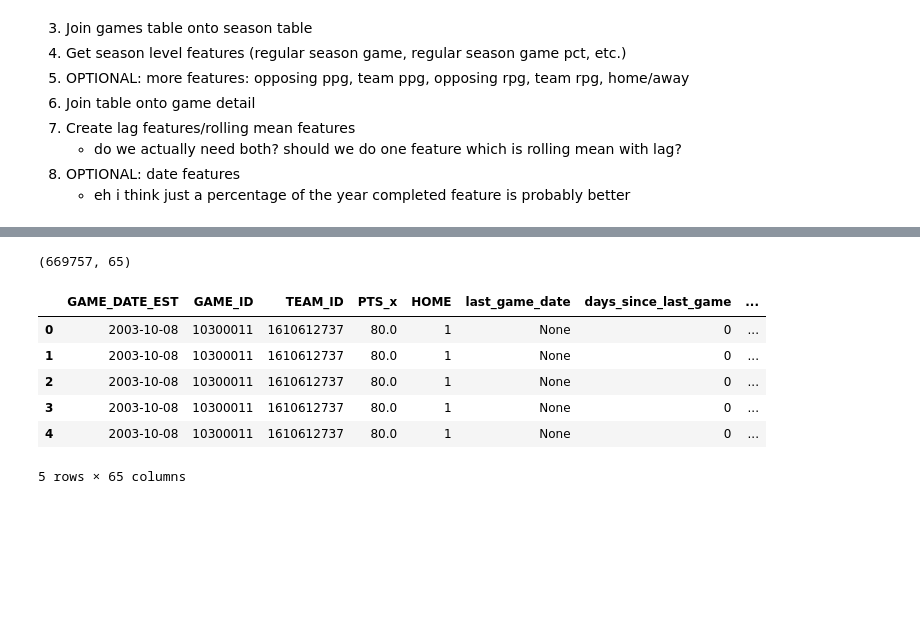
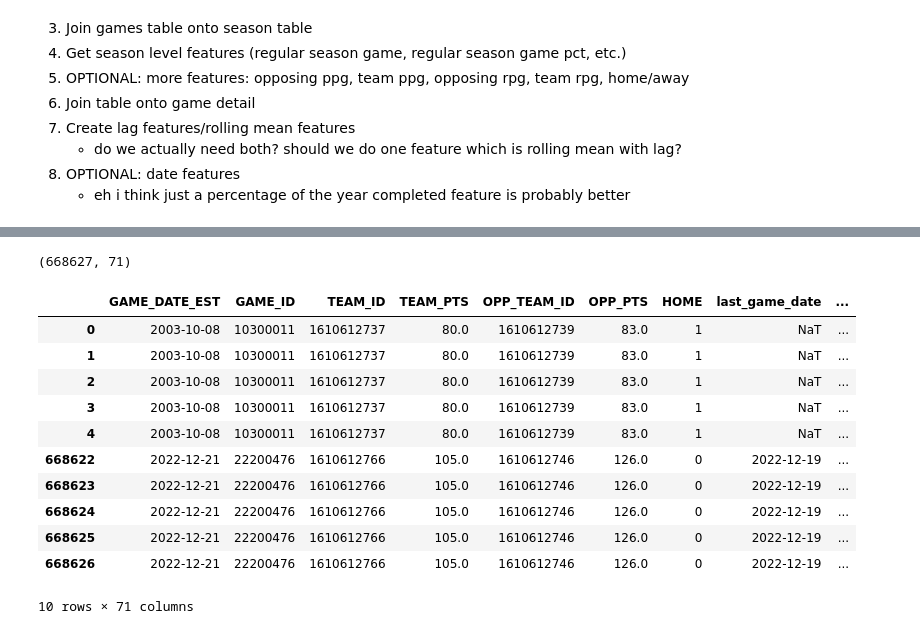
Before and after one commit to brownbrandon272/basketball, a Jupyter notebook: scripts/detail_explore.ipynb, the cells around one changed output, grey strips where cells are left out. Saved outputs shown, nothing was run; the diff lists cells and outputs as text; code cells hidden in the pictures; blank space fills up the shorter version.

Commit message:
Window averages and other updates: 	modified:   scripts/detail_explore.ipynb

```diff
--- a/scripts/detail_explore.ipynb
+++ b/scripts/detail_explore.ipynb
@@ -458,12 +465,14 @@ inner join df_seasons s on gd.GAME_DATE_EST>= s.season_start and gd.GAME_DATE_ES
 
 df_gamedays2 = ps.sqldf(sqlcode,locals())
 
-## make datetime format yyyy-mm-dd: GAME_DATE_EST, date_lag, preseason_end, postseason_start, postseason_end
+## make datetime format yyyy-mm-dd: GAME_DATE_EST, preseason_end, postseason_start, postseason_end, last_game_date, next_game_date
 df_gamedays2['GAME_DATE_EST'] = pd.to_datetime(df_gamedays2['GAME_DATE_EST'])
-# df_gamedays2['date_lag'] = pd.to_datetime(df_gamedays2['date_lag'])
 df_gamedays2['preseason_end'] = pd.to_datetime(df_gamedays2['preseason_end'])
 df_gamedays2['postseason_start'] = pd.to_datetime(df_gamedays2['postseason_start'])
 df_gamedays2['postseason_end'] = pd.to_datetime(df_gamedays2['postseason_end'])
+df_gamedays2['last_game_date'] = pd.to_datetime(df_gamedays2['last_game_date'])
+df_gamedays2['next_game_date'] = pd.to_datetime(df_gamedays2['next_game_date'])
 
-display(df_gamedays2.iloc[[0, 1, 2, 53299, 53300, 53301]])
+display(pd.concat([df_gamedays2.head(3), df_gamedays2.tail(3)], axis=0, sort=False))
+print(df_gamedays2.shape)
 # %% [output]
@@ -477,5 +488,8 @@ display(df_gamedays2.iloc[[0, 1, 2, 53299, 53300, 53301]])
 # %%
 ## 4. Get season level features (regular season game, regular season game pct, etc.)
+# sort by team_id, game_date_est
+df_gamedays2.sort_values(by=['TEAM_ID', 'GAME_DATE_EST'], inplace=True)
+
 # regular season if between preseason_end and postseason_start
 df_gamedays2['regular_season'] = df_gamedays2.apply(lambda x: 1 if x['GAME_DATE_EST'] >= x['preseason_end'] and x['GAME_DATE_EST'] < x['postseason_start'] else 0, axis=1)
 
@@ -495,5 +509,14 @@ df_gamedays2['total_regular_season_games'] = df_gamedays2['total_regular_season_
 # percentage of regaular season games played - game number divided by max of total regular season games and min_games
 df_gamedays2['percentage_regular_season_games'] = df_gamedays2['game_number_of_season'] / df_gamedays2['total_regular_season_games']
 
-display(df_gamedays2.iloc[[0, 1, 2, 53299, 53300, 53301]])
+## get cumulative average ppg and opposing ppg for each team up to that game for each season
+df_gamedays2['team_ppg'] = df_gamedays2.groupby(['TEAM_ID', 'season'])['TEAM_PTS'].transform(lambda x: x.expanding().mean())
+df_gamedays2['team_opp_ppg'] = df_gamedays2.groupby(['TEAM_ID', 'season'])['OPP_PTS'].transform(lambda x: x.expanding().mean())
+
+## get opp_team_ppg and opp_team_opp_ppg
+df_gamedays2['opp_team_ppg'] = df_gamedays2.groupby(['OPP_TEAM_ID', 'season'])['OPP_PTS'].transform(lambda x: x.expanding().mean())
+df_gamedays2['opp_team_opp_ppg'] = df_gamedays2.groupby(['OPP_TEAM_ID', 'season'])['TEAM_PTS'].transform(lambda x: x.expanding().mean())
+
+print(df_gamedays2.shape)
+display(pd.concat([df_gamedays2.head(5), df_gamedays2.tail(5)], axis=0, sort=False))
 # %% [output]
@@ -508,15 +536,22 @@ display(df_gamedays2.iloc[[0, 1, 2, 53299, 53300, 53301]])
 # %%
 ## 6. Merge game/season table onto game detail timeseries table
-df_gamedays3 = pd.merge(df_gamedays2, df_game_detail_ts, on=['GAME_ID', 'TEAM_ID'], how='left')
+df_gamedays3 = pd.merge(df_gamedays2, df_game_detail_ts, on=['GAME_ID', 'TEAM_ID'], how='inner')
 
 print(df_gamedays3.shape)
-display(df_gamedays3.head())
+display(pd.concat([df_gamedays3.head(5), df_gamedays3.tail(5)], axis=0, sort=False))
+
+# lost a row, somebody didn't have a match for game and team ids
 # %% [output]
-(669757, 65)
+(668627, 71)
-|  | GAME_DATE_EST | GAME_ID | TEAM_ID | PTS_x | HOME | last_game_date | days_since_last_game | ... |
-| 0 | 2003-10-08 | 10300011 | 1610612737 | 80.0 | 1 | None | 0 | ... |
-| 1 | 2003-10-08 | 10300011 | 1610612737 | 80.0 | 1 | None | 0 | ... |
-| 2 | 2003-10-08 | 10300011 | 1610612737 | 80.0 | 1 | None | 0 | ... |
-| 3 | 2003-10-08 | 10300011 | 1610612737 | 80.0 | 1 | None | 0 | ... |
-| 4 | 2003-10-08 | 10300011 | 1610612737 | 80.0 | 1 | None | 0 | ... |
+|  | GAME_DATE_EST | GAME_ID | TEAM_ID | TEAM_PTS | OPP_TEAM_ID | OPP_PTS | HOME | last_game_date | ... |
+| 0 | 2003-10-08 | 10300011 | 1610612737 | 80.0 | 1610612739 | 83.0 | 1 | NaT | ... |
+| 1 | 2003-10-08 | 10300011 | 1610612737 | 80.0 | 1610612739 | 83.0 | 1 | NaT | ... |
+| 2 | 2003-10-08 | 10300011 | 1610612737 | 80.0 | 1610612739 | 83.0 | 1 | NaT | ... |
+| 3 | 2003-10-08 | 10300011 | 1610612737 | 80.0 | 1610612739 | 83.0 | 1 | NaT | ... |
+| 4 | 2003-10-08 | 10300011 | 1610612737 | 80.0 | 1610612739 | 83.0 | 1 | NaT | ... |
+| 668622 | 2022-12-21 | 22200476 | 1610612766 | 105.0 | 1610612746 | 126.0 | 0 | 2022-12-19 | ... |
+| 668623 | 2022-12-21 | 22200476 | 1610612766 | 105.0 | 1610612746 | 126.0 | 0 | 2022-12-19 | ... |
+| 668624 | 2022-12-21 | 22200476 | 1610612766 | 105.0 | 1610612746 | 126.0 | 0 | 2022-12-19 | ... |
+| 668625 | 2022-12-21 | 22200476 | 1610612766 | 105.0 | 1610612746 | 126.0 | 0 | 2022-12-19 | ... |
+| 668626 | 2022-12-21 | 22200476 | 1610612766 | 105.0 | 1610612746 | 126.0 | 0 | 2022-12-19 | ... |
-5 rows × 65 columns
+10 rows × 71 columns
```
Also changed, not shown: parts of 18 cells of this notebook.
